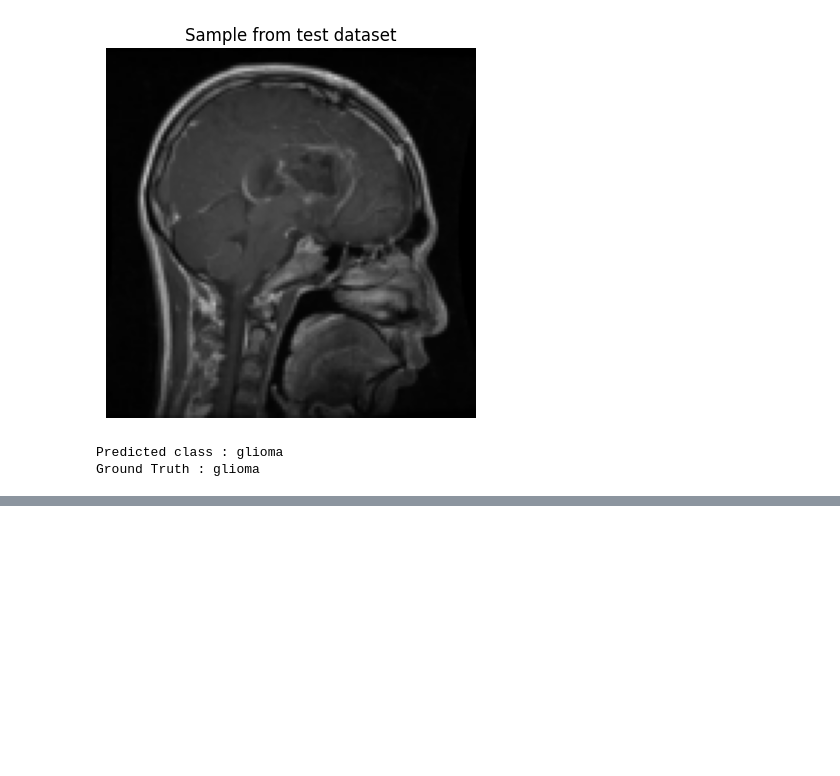
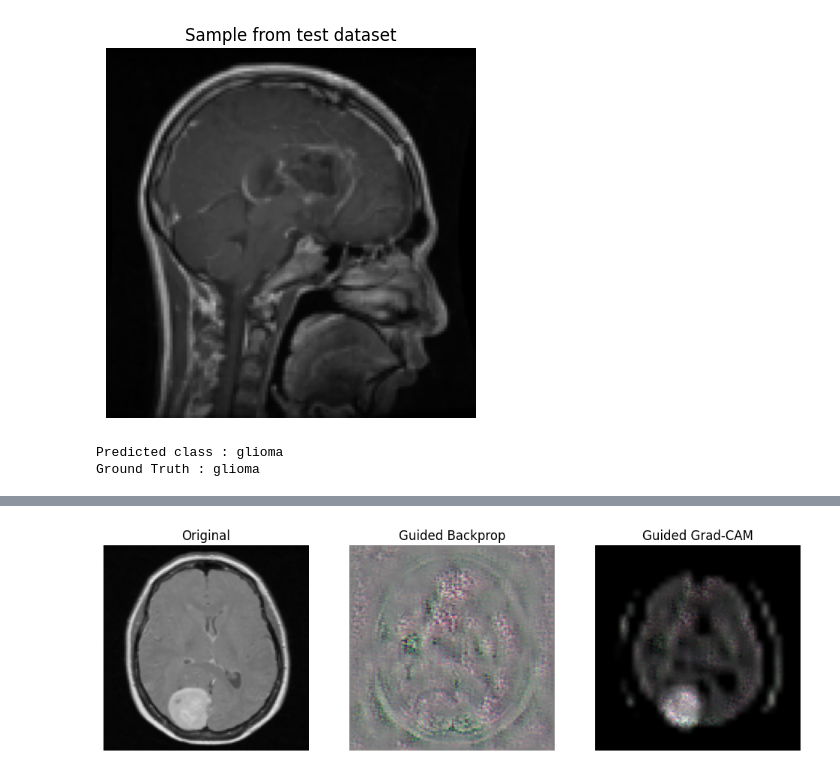
Before and after one commit to GurenMashu/PyTorchStudy, a Jupyter notebook: Brain_Tumor_Classifier/main.ipynb, the cells around one changed output, grey strips where cells are left out. Drawn from its saved outputs; the diff is of its cells as text; code cells hidden in the pictures; blank space fills up the shorter version.

```diff
--- a/Brain_Tumor_Classifier/main.ipynb
+++ b/Brain_Tumor_Classifier/main.ipynb
@@ -133,0 +179,62 @@ torch.save(model_1.state_dict(), "models/model_1.pth")
+# %%
+#Guided Grad-CAM
+import torch
+import torch.nn as nn
+
+# Custom GuidedReLU
+class GuidedReLU(nn.Module):
+    def forward(self, input):
+        positive_mask = (input > 0).type_as(input)
+        output = torch.relu(input)
+        self.save_for_backward = (input, positive_mask)
+        return output
+
+    def backward(self, grad_output):
+        input, positive_mask = self.save_for_backward
+        grad_input = grad_output.clone()
+        grad_input[input <= 0] = 0
+        grad_input[grad_output <= 0] = 0
+        return grad_input
+
+# Replace all ReLU with GuidedReLU
+def replace_relu_with_guided(model):
+    for name, module in model.named_children():
+        if isinstance(module, nn.ReLU):
+            setattr(model, name, GuidedReLU())
+        else:
+            replace_relu_with_guided(module)
+replace_relu_with_guided(model_1)
+
+# Guided Backpropagation
+input_tensor.requires_grad = True
+model_1.zero_grad()
+output = model_1(input_tensor)
+score = output[0, pred_class]
+score.backward(retain_graph=True)
+guided_grads = input_tensor.grad[0].cpu().numpy().transpose(1,2,0)
+guided_grads = (guided_grads - guided_grads.min()) / (guided_grads.max() - guided_grads.min() + 1e-8)
+
+# Guided Grad-CAM: element-wise multiply guided backprop and gradcam map
+guided_gradcam = guided_grads * gradcam_map[..., None]
+guided_gradcam = (guided_gradcam - guided_gradcam.min()) / (guided_gradcam.max() - guided_gradcam.min() + 1e-8)
+
+# Visualize
+plt.figure(figsize=(12,4))
+plt.subplot(1,3,1)
+plt.title("Original")
+plt.imshow(to_pil_image(img * 0.5 + 0.5))
+plt.axis("off")
+
+plt.subplot(1,3,2)
+plt.title("Guided Backprop")
+plt.imshow(guided_grads)
+plt.axis("off")
+
+plt.subplot(1,3,3)
+plt.title("Guided Grad-CAM")
+plt.imshow(guided_gradcam)
+plt.axis("off")
+
+plt.show()
+# %% [output]
+[figure, added]
```
Also changed, not shown: parts of 3 cells of this notebook.
